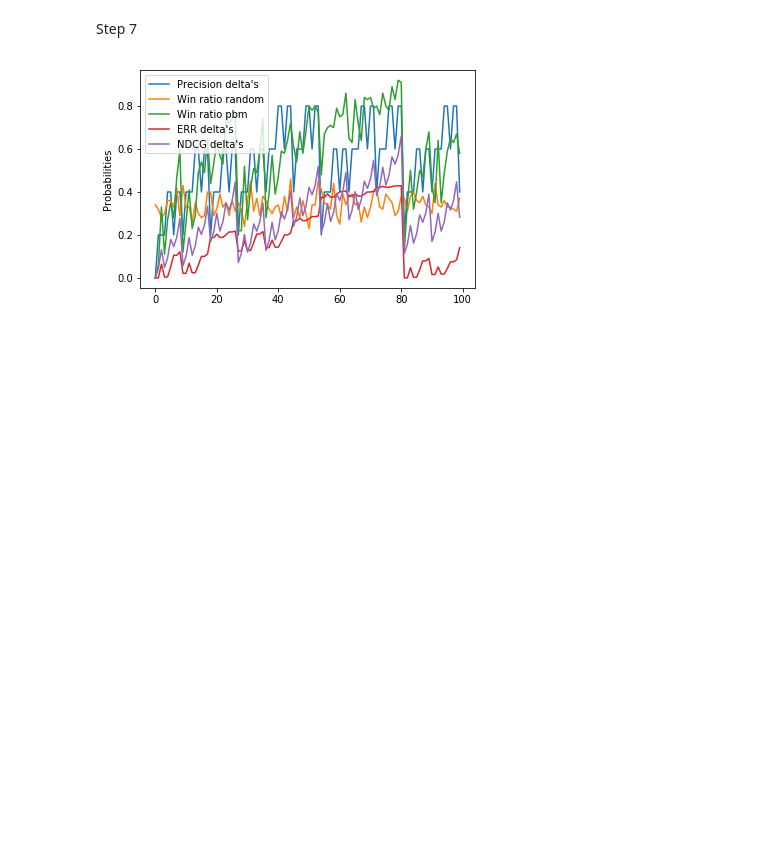
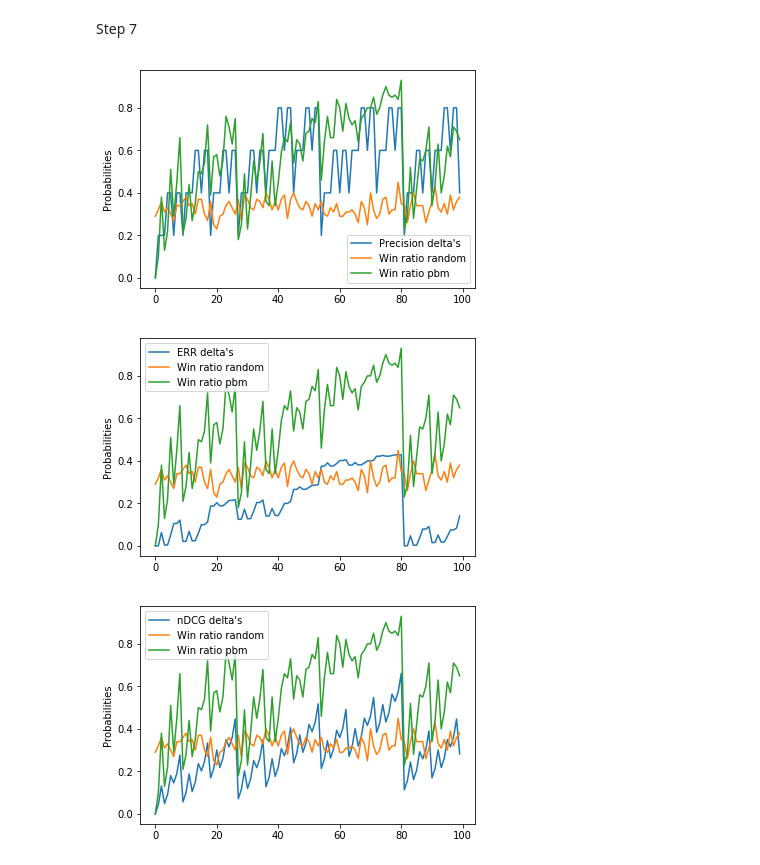
Before and after one commit to TychoKoster/IR1, a Jupyter notebook: IR_HW1.ipynb, the cells around one changed output. Drawn from its saved outputs; the diff is of its cells as text; code cells hidden in the pictures; blank space fills up the shorter version.

Commit message:
separate plots

```diff
--- a/IR_HW1.ipynb
+++ b/IR_HW1.ipynb
@@ -390,33 +400,47 @@ for pair in pairs[:100]:
     # ERR P and E
     err_p = ERR(P, rel_prob)
     err_e = ERR(E, rel_prob)
 
     # nDCG P and E
     ndcg_p = nDCG_at_k(P, k, graded_relevance['HR'])
     ndcg_e = nDCG_at_k(E, k, graded_relevance['HR'])
 
     # Calculate all delta measures
     precision_delta = precision_e - precision_p
     err_delta = err_e - err_p
     ndcg_delta = ndcg_e - ndcg_p
     win_ratio_random = win_random / N
     win_ratio_pbm = win_pbm / N
 
     # Append all values to list for visualization
     precision_deltas.append(precision_delta)
     errs.append(err_delta)
     ndcgs.append(ndcg_delta)
     win_ratio_randoms.append(win_ratio_random)
     win_ratio_pbms.append(win_ratio_pbm)
 
 #
 plt.plot(precision_deltas, label="Precision delta's")
 plt.plot(win_ratio_randoms, label='Win ratio random')
 plt.plot(win_ratio_pbms, label='Win ratio pbm')
-plt.plot(errs, label="ERR delta's")
-plt.plot(ndcgs, label="NDCG delta's")
 plt.ylabel('Probabilities')
 plt.legend()
 plt.show()
+
+plt.plot(errs, label="ERR delta's")
+plt.plot(win_ratio_randoms, label='Win ratio random')
+plt.plot(win_ratio_pbms, label='Win ratio pbm')
+plt.ylabel('Probabilities')
+plt.legend()
+plt.show()
+
+plt.plot(ndcgs, label="nDCG delta's")
+plt.plot(win_ratio_randoms, label='Win ratio random')
+plt.plot(win_ratio_pbms, label='Win ratio pbm')
+plt.ylabel('Probabilities')
+plt.legend()
+plt.show()
 # %% [output]
-[figure, old version]
+[figure, new version]
+[figure, added]
+[figure, added]
```
Also changed, not shown: parts of 6 cells of this notebook.
